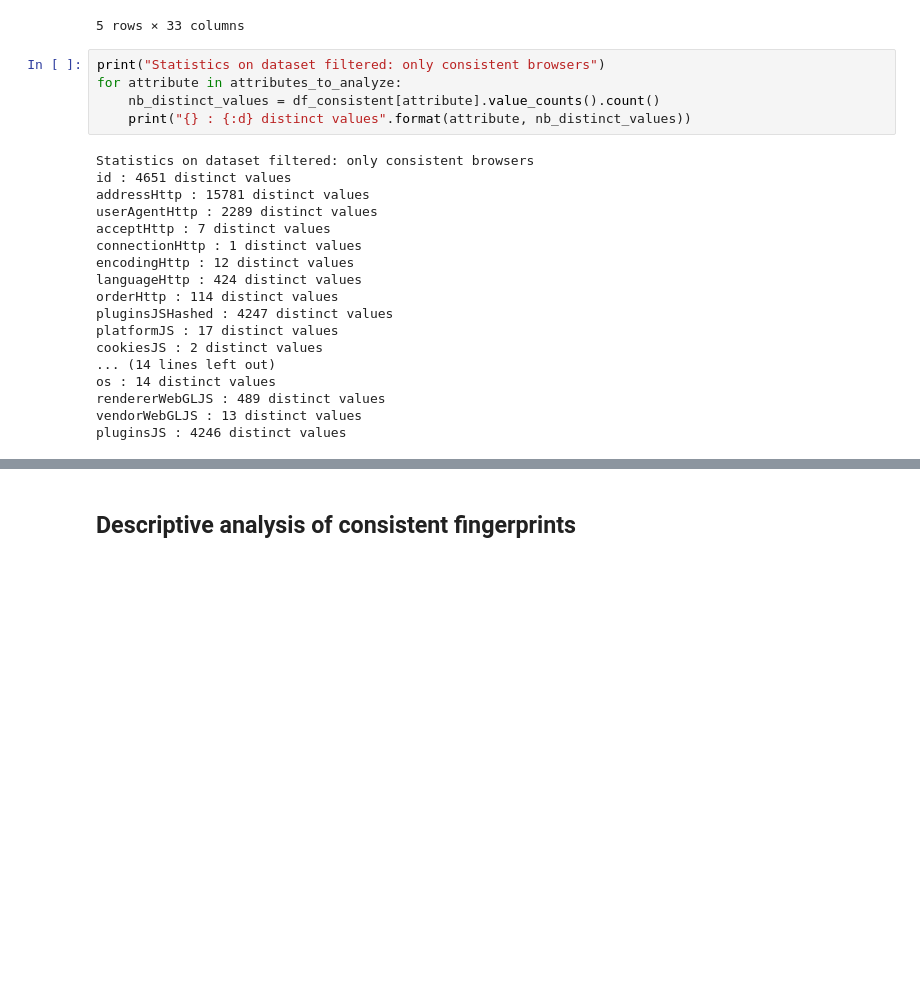
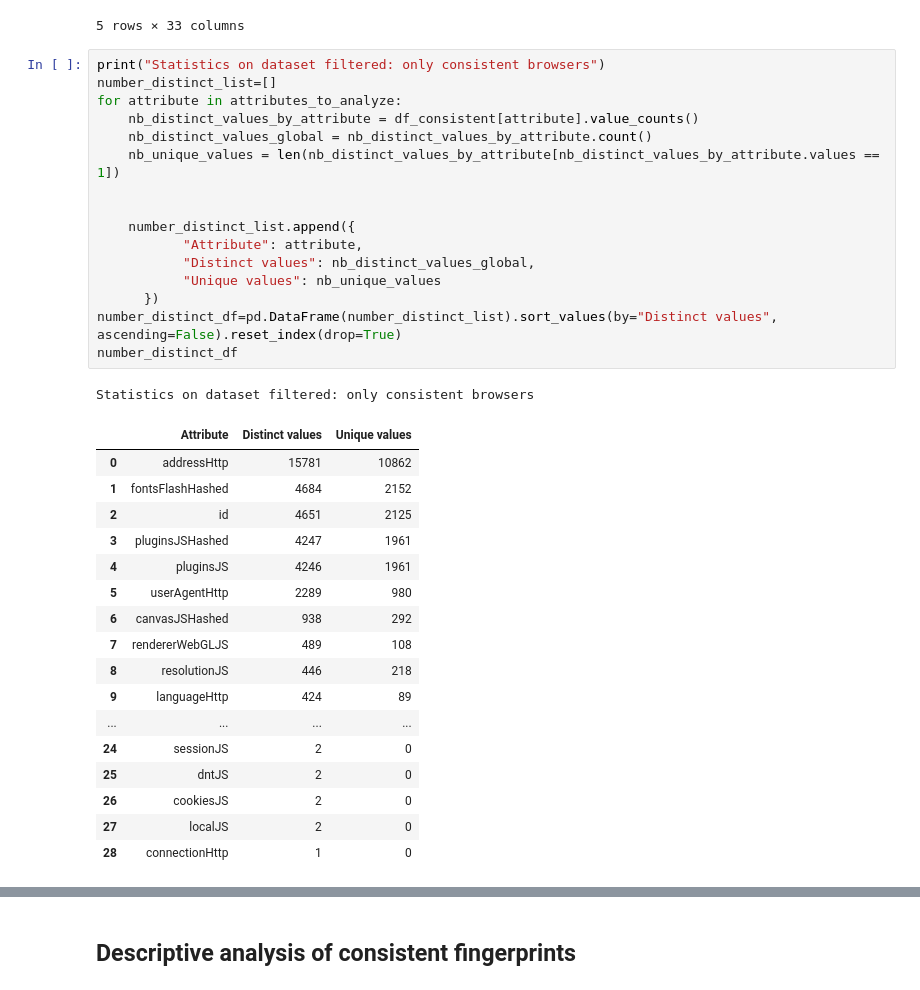
Before and after one commit to mGosset/BrowserFingerprint, a Jupyter notebook: notebooks/exploratory/analyse_empreintes.ipynb, the cells around one changed output, grey strips where cells are left out. Drawn from its saved outputs; the diff is of its cells as text; blank space fills up the shorter version.

```diff
--- a/notebooks/exploratory/analyse_empreintes.ipynb
+++ b/notebooks/exploratory/analyse_empreintes.ipynb
@@ -66,24 +70,36 @@ df_consistent.head(5)
 5 rows × 33 columns
 # %%
 print("Statistics on dataset filtered: only consistent browsers")
+number_distinct_list=[]
 for attribute in attributes_to_analyze:
-    nb_distinct_values = df_consistent[attribute].value_counts().count()
-    print("{} : {:d} distinct values".format(attribute, nb_distinct_values))
+    nb_distinct_values_by_attribute = df_consistent[attribute].value_counts()
+    nb_distinct_values_global = nb_distinct_values_by_attribute.count()
+    nb_unique_values = len(nb_distinct_values_by_attribute[nb_distinct_values_by_attribute.values == 1])
+
+
+    number_distinct_list.append({
+           "Attribute": attribute,
+           "Distinct values": nb_distinct_values_global,
+           "Unique values": nb_unique_values
+      })
+number_distinct_df=pd.DataFrame(number_distinct_list).sort_values(by="Distinct values", ascending=False).reset_index(drop=True)
+number_distinct_df
 # %% [output]
 Statistics on dataset filtered: only consistent browsers
-id : 4651 distinct values
-addressHttp : 15781 distinct values
-userAgentHttp : 2289 distinct values
-acceptHttp : 7 distinct values
-connectionHttp : 1 distinct values
-encodingHttp : 12 distinct values
-languageHttp : 424 distinct values
-orderHttp : 114 distinct values
-pluginsJSHashed : 4247 distinct values
-platformJS : 17 distinct values
-cookiesJS : 2 distinct values
-... (14 lines left out)
-os : 14 distinct values
-rendererWebGLJS : 489 distinct values
-vendorWebGLJS : 13 distinct values
-pluginsJS : 4246 distinct values
+|  | Attribute | Distinct values | Unique values |
+| 0 | addressHttp | 15781 | 10862 |
+| 1 | fontsFlashHashed | 4684 | 2152 |
+| 2 | id | 4651 | 2125 |
+| 3 | pluginsJSHashed | 4247 | 1961 |
+| 4 | pluginsJS | 4246 | 1961 |
+| 5 | userAgentHttp | 2289 | 980 |
+| 6 | canvasJSHashed | 938 | 292 |
+| 7 | rendererWebGLJS | 489 | 108 |
+| 8 | resolutionJS | 446 | 218 |
+| 9 | languageHttp | 424 | 89 |
+| ... | ... | ... | ... |
+| 24 | sessionJS | 2 | 0 |
+| 25 | dntJS | 2 | 0 |
+| 26 | cookiesJS | 2 | 0 |
+| 27 | localJS | 2 | 0 |
+| 28 | connectionHttp | 1 | 0 |
```
Also changed, not shown: parts of 13 cells of this notebook.
